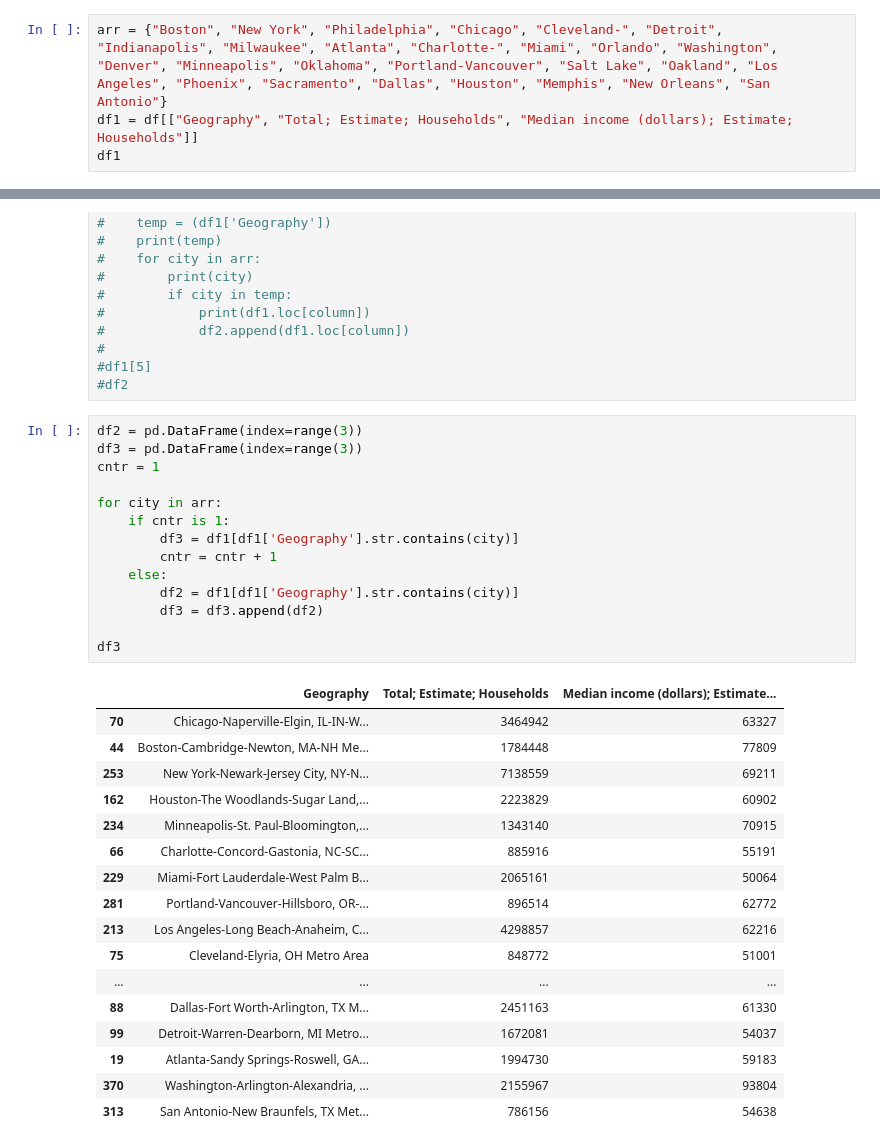
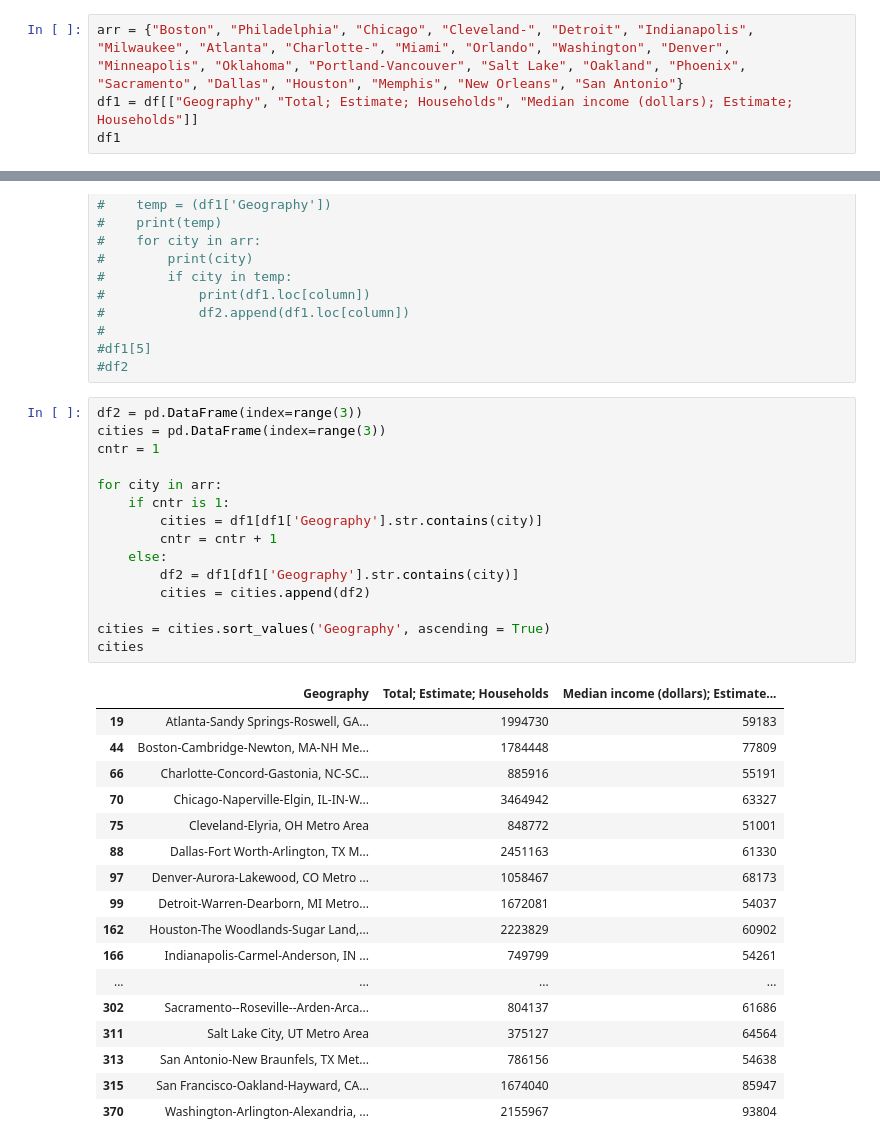
Before and after one commit to FB-Reda/HomeFieldAdvantage, a Jupyter notebook: census.ipynb, the cells around one changed output, grey strips where cells are left out. Drawn from its saved outputs; the diff is of its cells as text.

```diff
--- a/census.ipynb
+++ b/census.ipynb
@@ -24,7 +26,7 @@ df
 | 388 | 310M300US49740 | 49740 | Yuma, AZ Metro Area | 70924 | 952 | 41467 | ... |
 389 rows × 63 columns
 # %%
-arr = {"Boston", "New York", "Philadelphia", "Chicago", "Cleveland-", "Detroit", "Indianapolis", "Milwaukee", "Atlanta", "Charlotte-", "Miami", "Orlando", "Washington", "Denver", "Minneapolis", "Oklahoma", "Portland-Vancouver", "Salt Lake", "Oakland", "Los Angeles", "Phoenix", "Sacramento", "Dallas", "Houston", "Memphis", "New Orleans", "San Antonio"}
+arr = {"Boston", "Philadelphia", "Chicago", "Cleveland-", "Detroit", "Indianapolis", "Milwaukee", "Atlanta", "Charlotte-", "Miami", "Orlando", "Washington", "Denver", "Minneapolis", "Oklahoma", "Portland-Vancouver", "Salt Lake", "Oakland", "Phoenix", "Sacramento", "Dallas", "Houston", "Memphis", "New Orleans", "San Antonio"}
 df1 = df[["Geography", "Total; Estimate; Households", "Median income (dollars); Estimate; Households"]]
 df1
 # %% [output]
@@ -62,33 +64,34 @@ df1
 #df2
 # %%
 df2 = pd.DataFrame(index=range(3))
-df3 = pd.DataFrame(index=range(3))
+cities = pd.DataFrame(index=range(3))
 cntr = 1
 
 for city in arr:
     if cntr is 1:
-        df3 = df1[df1['Geography'].str.contains(city)]
+        cities = df1[df1['Geography'].str.contains(city)]
         cntr = cntr + 1
     else:
         df2 = df1[df1['Geography'].str.contains(city)]
-        df3 = df3.append(df2)
+        cities = cities.append(df2)
 
-df3
+cities = cities.sort_values('Geography', ascending = True)
+cities
 # %% [output]
 |  | Geography | Total; Estimate; Households | Median income (dollars); Estimate... |
+| 19 | Atlanta-Sandy Springs-Roswell, GA... | 1994730 | 59183 |
+| 44 | Boston-Cambridge-Newton, MA-NH Me... | 1784448 | 77809 |
+| 66 | Charlotte-Concord-Gastonia, NC-SC... | 885916 | 55191 |
 | 70 | Chicago-Naperville-Elgin, IL-IN-W... | 3464942 | 63327 |
-| 44 | Boston-Cambridge-Newton, MA-NH Me... | 1784448 | 77809 |
-| 253 | New York-Newark-Jersey City, NY-N... | 7138559 | 69211 |
+| 75 | Cleveland-Elyria, OH Metro Area | 848772 | 51001 |
+| 88 | Dallas-Fort Worth-Arlington, TX M... | 2451163 | 61330 |
+| 97 | Denver-Aurora-Lakewood, CO Metro ... | 1058467 | 68173 |
+| 99 | Detroit-Warren-Dearborn, MI Metro... | 1672081 | 54037 |
 | 162 | Houston-The Woodlands-Sugar Land,... | 2223829 | 60902 |
-| 234 | Minneapolis-St. Paul-Bloomington,... | 1343140 | 70915 |
-| 66 | Charlotte-Concord-Gastonia, NC-SC... | 885916 | 55191 |
-| 229 | Miami-Fort Lauderdale-West Palm B... | 2065161 | 50064 |
-| 281 | Portland-Vancouver-Hillsboro, OR-... | 896514 | 62772 |
-| 213 | Los Angeles-Long Beach-Anaheim, C... | 4298857 | 62216 |
-| 75 | Cleveland-Elyria, OH Metro Area | 848772 | 51001 |
+| 166 | Indianapolis-Carmel-Anderson, IN ... | 749799 | 54261 |
 | ... | ... | ... | ... |
-| 88 | Dallas-Fort Worth-Arlington, TX M... | 2451163 | 61330 |
-| 99 | Detroit-Warren-Dearborn, MI Metro... | 1672081 | 54037 |
-| 19 | Atlanta-Sandy Springs-Roswell, GA... | 1994730 | 59183 |
+| 302 | Sacramento--Roseville--Arden-Arca... | 804137 | 61686 |
+| 311 | Salt Lake City, UT Metro Area | 375127 | 64564 |
+| 313 | San Antonio-New Braunfels, TX Met... | 786156 | 54638 |
+| 315 | San Francisco-Oakland-Hayward, CA... | 1674040 | 85947 |
 | 370 | Washington-Arlington-Alexandria, ... | 2155967 | 93804 |
-| 313 | San Antonio-New Braunfels, TX Met... | 786156 | 54638 |
```
Also changed, not shown: parts of 16 cells of this notebook, 1 other file.
